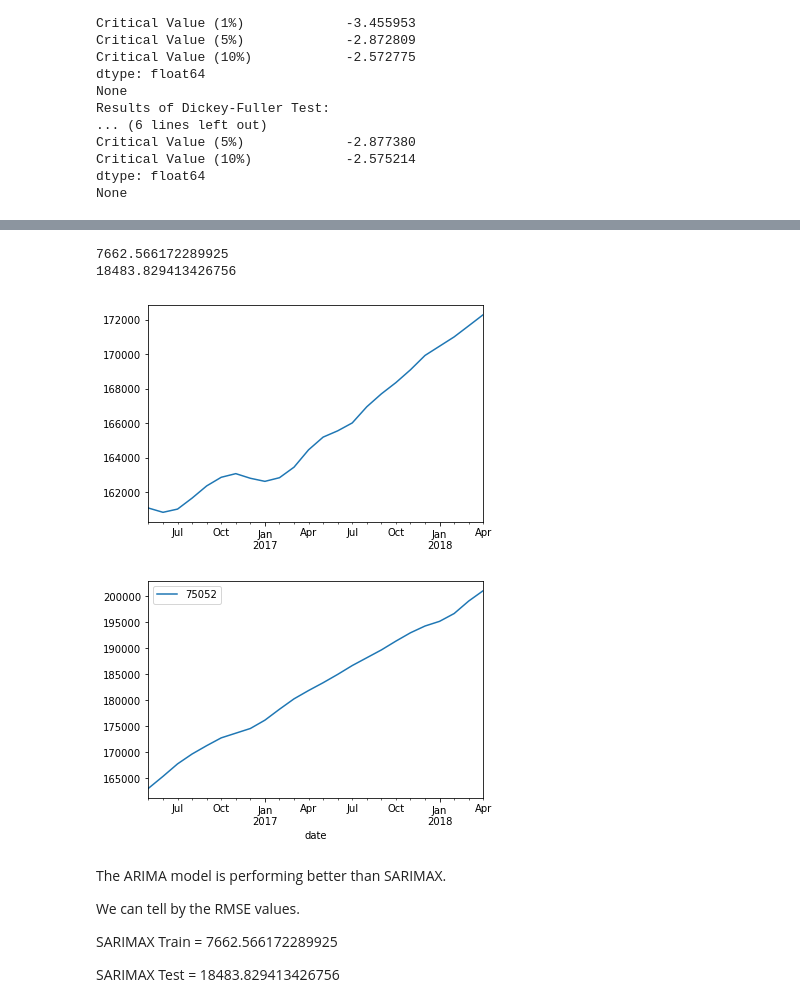
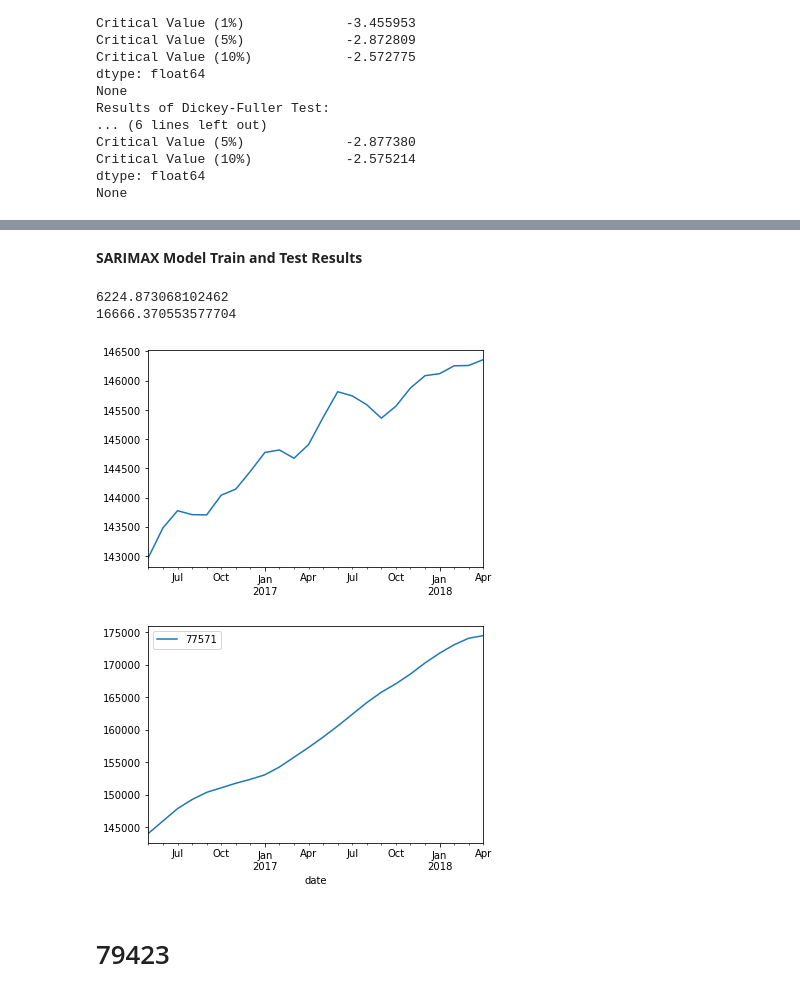
Before and after one commit to rhk48/zillow-time-series, a Jupyter notebook: final_nb.ipynb, the cells around one changed output, grey strips where cells are left out. Cells and saved outputs as stored; diff of their text form; code cells hidden in the pictures.

```diff
--- a/final_nb.ipynb
+++ b/final_nb.ipynb
@@ -357,5 +368,5 @@ def stationarity_check(df):
 # %%
-def print_ts_metrics(endog, test, order=[0,0,0], seasonal_order=[0,0,0,0]):
+def print_sarimax_results(endog, test, order=[0,0,0], seasonal_order=[0,0,0,0]):
 
     sm = SARIMAX(endog, order=order, seasonal_order=seasonal_order).fit()
     rmse_endog = mean_squared_error(endog,
@@ -584,0 +808,8 @@ KeyError: 0
+# %%
+df_77571 = pd.DataFrame(df_prices[77571][df_prices[77571].notnull()]).astype(int)
+df_77571['value'] = df_77571[77571]
+df_77571.drop(df_77571.columns[np.r_[1]], axis=1, inplace=True)
+# %%
+train = df_77571[:-24]
+test = df_77571[241:]
+train.plot();
@@ -585,17 +904,12 @@ KeyError: 0
+# %% [markdown]
+**SARIMAX Model Train and Test Results**
 # %%
-# set print_ts_metrics equal to model, then feed that model to plot_predictions
-model = print_ts_metrics(endog=train, test=test, order=[1,1,0], seasonal_order=[1,1,0,52])
+model = print_sarimax_results(endog=train, test=test, order=[1,1,0], seasonal_order=[1,1,0,52])
 plot_predictions(test, model);
 # %% [output]
-7662.566172289925
-18483.829413426756
+6224.873068102462
+16666.370553577704
-[figure, old version]
+[figure, new version]
-[figure, old version]
+[figure, new version]
-# %% [markdown]
-The ARIMA model is performing better than SARIMAX.
-
-We can tell by the RMSE values.
-
-SARIMAX Train = 7662.566172289925
-
-SARIMAX Test = 18483.829413426756
+# %% [markdown]
+# 79423
```
Also changed, not shown: parts of 77 cells of this notebook, 2 other files.
